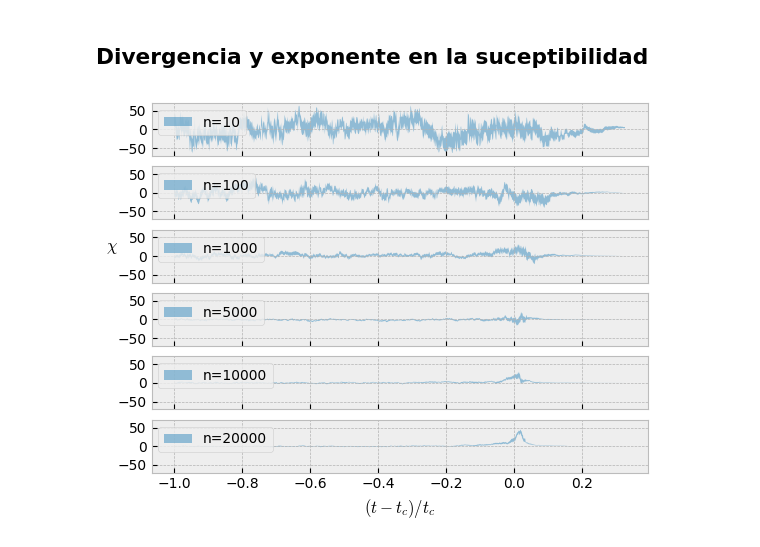
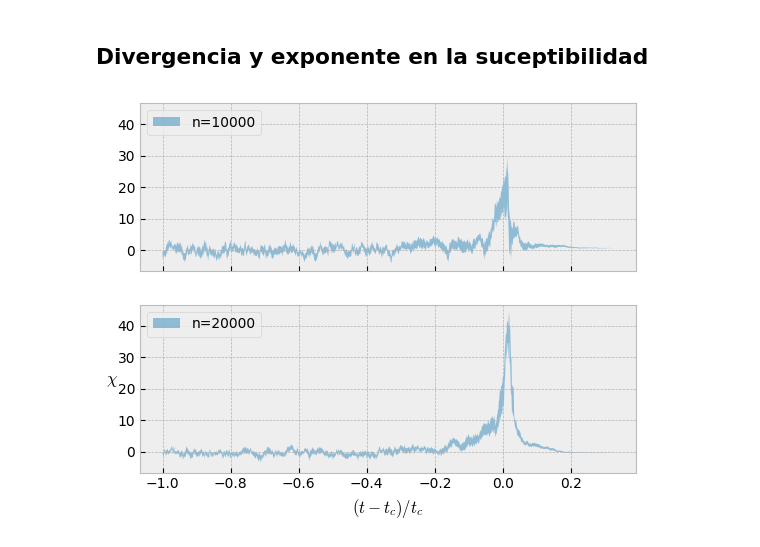
Before and after one commit to W-physics/Tesis, a Jupyter notebook: Critical_time.ipynb, the cells around one changed output. Cells and saved outputs as stored; diff of their text form; code cells hidden in the pictures.

```diff
--- a/Critical_time.ipynb
+++ b/Critical_time.ipynb
@@ -205,29 +116,31 @@ ax.legend()
 ## Divergencia y exponente en la suceptibilidad
 # %%
 h = 0.01
+
+ndata_list = [10000,20000]
 
 fig, ax = plt.subplots(len(ndata_list), sharex=True, sharey=True)
 
 
 ax[-1].set_xlabel(r'$(t - t_c)/t_c$')
-ax[2].set_ylabel(r'$ \chi $', rotation='horizontal')
+ax[1].set_ylabel(r'$ \chi $', rotation='horizontal')
 
 
 for i in tqdm(range(len(ndata_list))):
 
     ndata = ndata_list[i]
 
     average_maximums = pd.read_csv(fr'data\AM_n={ndata}.csv', header=None).to_numpy()
     standard_error_maximums = pd.read_csv(fr'data\SE_n={ndata}.csv', header=None).to_numpy()
 
     suceptibility = (average_maximums[1] - average_maximums[0]) / h
 
     sigma = np.sqrt(standard_error_maximums[0]**2 + standard_error_maximums[1]**2) / h
 
     ax[i].fill_between(reduced_time_array, y1=suceptibility+sigma, y2=suceptibility-sigma,
                     label=f'n={ndata}', alpha=0.5, lw=0)
 
     ax[i].legend(loc='upper left')
 # %% [output]
-[figure, old version]
+[figure, new version]
 # %%
```
Also changed, not shown: parts of 7 cells of this notebook, 8 other files.
